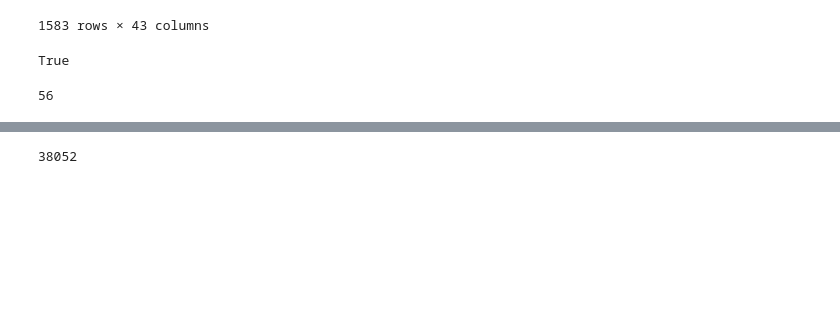
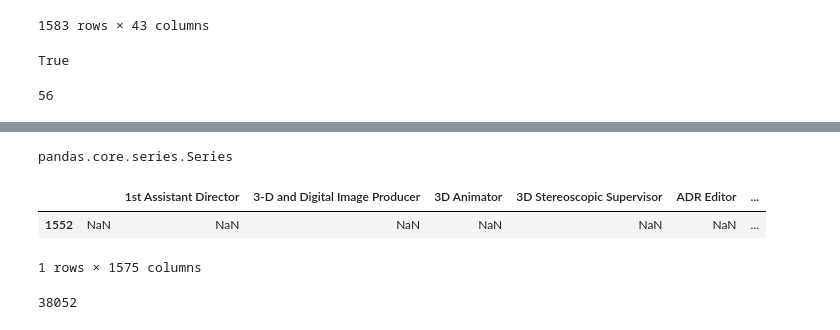
Before and after one commit to Rmloong/movie-revenue-predictor, a Jupyter notebook: scrape_thenumbers.ipynb, the cells around one changed output, grey strips where cells are left out. Drawn from its saved outputs; the diff is of its cells as text; code cells hidden in the pictures; blank space fills up the shorter version.

```diff
--- a/scrape_thenumbers.ipynb
+++ b/scrape_thenumbers.ipynb
@@ -18,3 +18,5 @@ db = mc['movies_metadata']  # Use (or create) a database called 'movies_metadata
 test = db['test']  # Use (or create) a collection called 'test'
 # %%
 movies = db['movies'] #Create a collection called movies
+# %%
+movies_clean = db['movies_clean']
@@ -308,0 +469,13 @@ sys.getsizeof((movies.find()))
+# %%
+# df_clean_data_trim['WW Aggregate'] = int(df_clean_data_trim['Domestic Box Office']) + int(df_clean_data_trim['International Box Office'])
+# df_clean_data_trim
+
+df_clean_data_trim['Domestic Box Office'].fillna(0, inplace=True)
+df_clean_data_trim['International Box Office'].fillna(0, inplace=True)
+
+df_clean_data_trim['Domestic Box Office'] = df_clean_data_trim['Domestic Box Office'].apply(pd.to_numeric)
+df_clean_data_trim['International Box Office'] = df_clean_data_trim['International Box Office'].apply(pd.to_numeric)
+x = df_clean_data_trim['Domestic Box Office'] + df_clean_data_trim['International Box Office']
+type(x)
+# %% [output]
+pandas.core.series.Series
@@ -309,3 +484,9 @@ sys.getsizeof((movies.find()))
+# %%
+df2[df2['All Time Domestic Box Office (Rank 15,201-15,300)'] == "$3,301"]
+# %% [output]
+|  |  | 1st Assistant Director | 3-D and Digital Image Producer | 3D Animator | 3D Stereoscopic Supervisor | ADR Editor | ... |
+| 1552 | NaN | NaN | NaN | NaN | NaN | NaN | ... |
+1 rows × 1575 columns
 # %%
 metadata = pd.read_csv('data/movies_metadata.csv', low_memory= False)
 # %%
```
Also changed, not shown: parts of 13 cells of this notebook.
